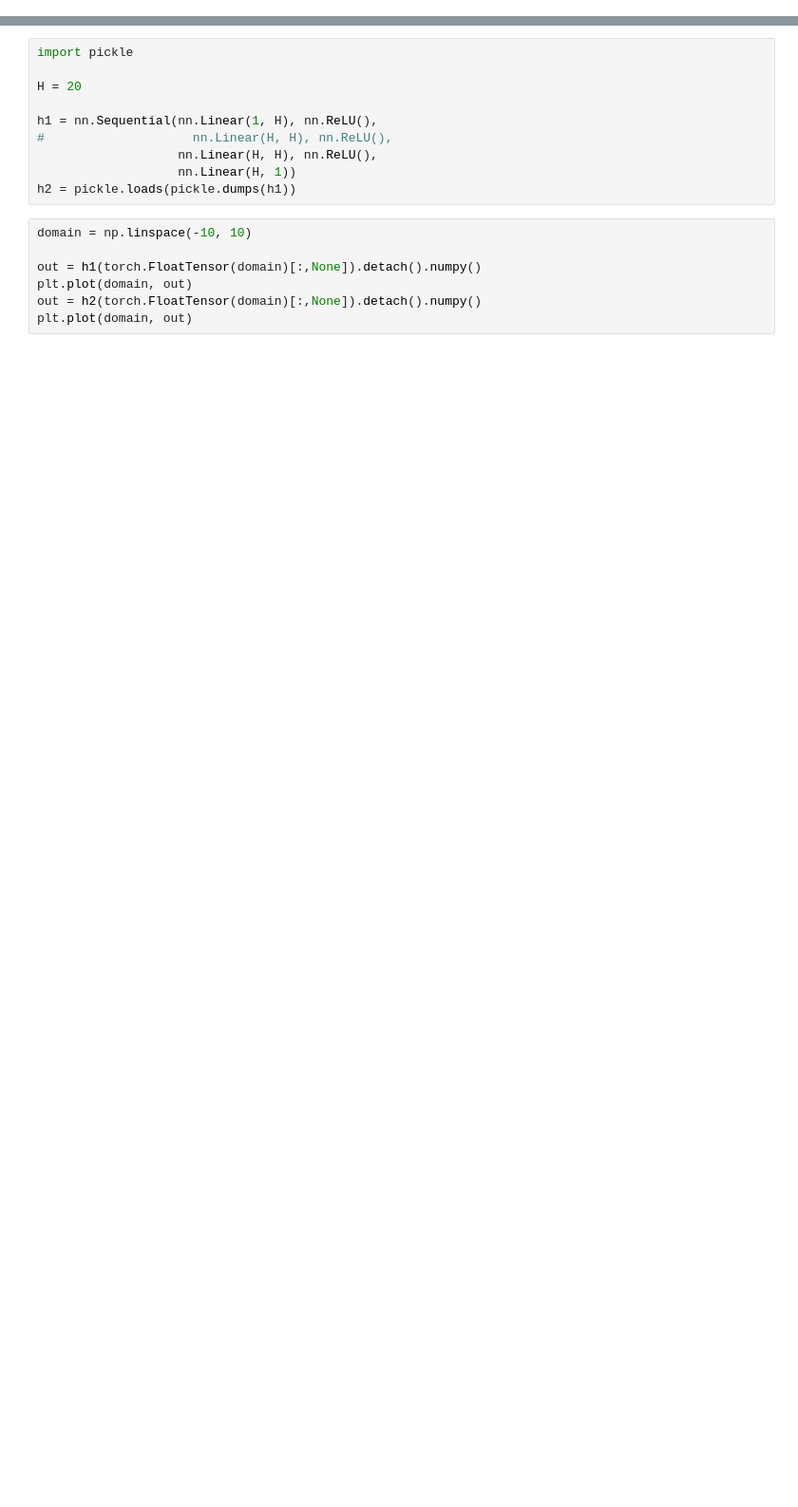
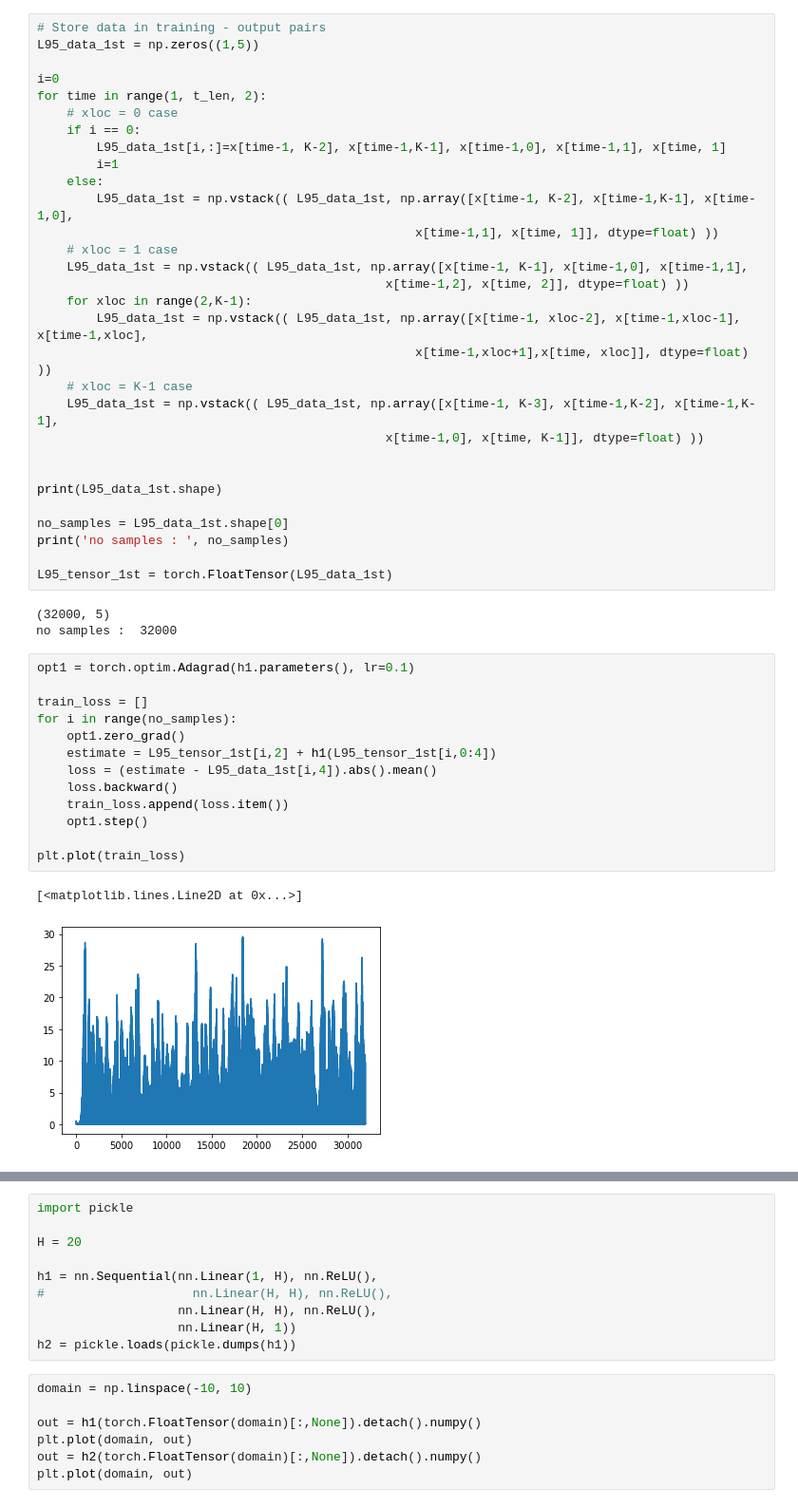
Before and after one commit to RachelFurner/DynamicPrediction, a Jupyter notebook: Testing-integrator-objectives.ipynb, the cells around one changed output, grey strips where cells are left out. Shown: that part at 95% size. Drawn from its saved outputs; the diff is of its cells as text; blank space fills up the shorter version.

```diff
--- a/Testing-integrator-objectives.ipynb
+++ b/Testing-integrator-objectives.ipynb
@@ -16,0 +163,49 @@ import torch.nn as nn
+# %%
+# Store data in training - output pairs
+L95_data_1st = np.zeros((1,5))
+
+i=0
+for time in range(1, t_len, 2):
+    # xloc = 0 case
+    if i == 0:
+        L95_data_1st[i,:]=x[time-1, K-2], x[time-1,K-1], x[time-1,0], x[time-1,1], x[time, 1]
+        i=1
+    else:
+        L95_data_1st = np.vstack(( L95_data_1st, np.array([x[time-1, K-2], x[time-1,K-1], x[time-1,0],
+                                                   x[time-1,1], x[time, 1]], dtype=float) ))
+    # xloc = 1 case
+    L95_data_1st = np.vstack(( L95_data_1st, np.array([x[time-1, K-1], x[time-1,0], x[time-1,1],
+                                               x[time-1,2], x[time, 2]], dtype=float) ))
+    for xloc in range(2,K-1):
+        L95_data_1st = np.vstack(( L95_data_1st, np.array([x[time-1, xloc-2], x[time-1,xloc-1], x[time-1,xloc],
+                                                   x[time-1,xloc+1],x[time, xloc]], dtype=float) ))
+    # xloc = K-1 case
+    L95_data_1st = np.vstack(( L95_data_1st, np.array([x[time-1, K-3], x[time-1,K-2], x[time-1,K-1],
+                                               x[time-1,0], x[time, K-1]], dtype=float) ))
+
+
+print(L95_data_1st.shape)
+
+no_samples = L95_data_1st.shape[0]
+print('no samples : ', no_samples)
+
+L95_tensor_1st = torch.FloatTensor(L95_data_1st)
+# %% [output]
+(32000, 5)
+no samples :  32000
+# %%
+opt1 = torch.optim.Adagrad(h1.parameters(), lr=0.1)
+
+train_loss = []
+for i in range(no_samples):
+    opt1.zero_grad()
+    estimate = L95_tensor_1st[i,2] + h1(L95_tensor_1st[i,0:4])
+    loss = (estimate - L95_data_1st[i,4]).abs().mean()
+    loss.backward()
+    train_loss.append(loss.item())
+    opt1.step()
+
+plt.plot(train_loss)
+# %% [output]
+[<matplotlib.lines.Line2D at 0x...>]
+[figure, added]
```
Also changed, not shown: parts of 33 cells of this notebook.
